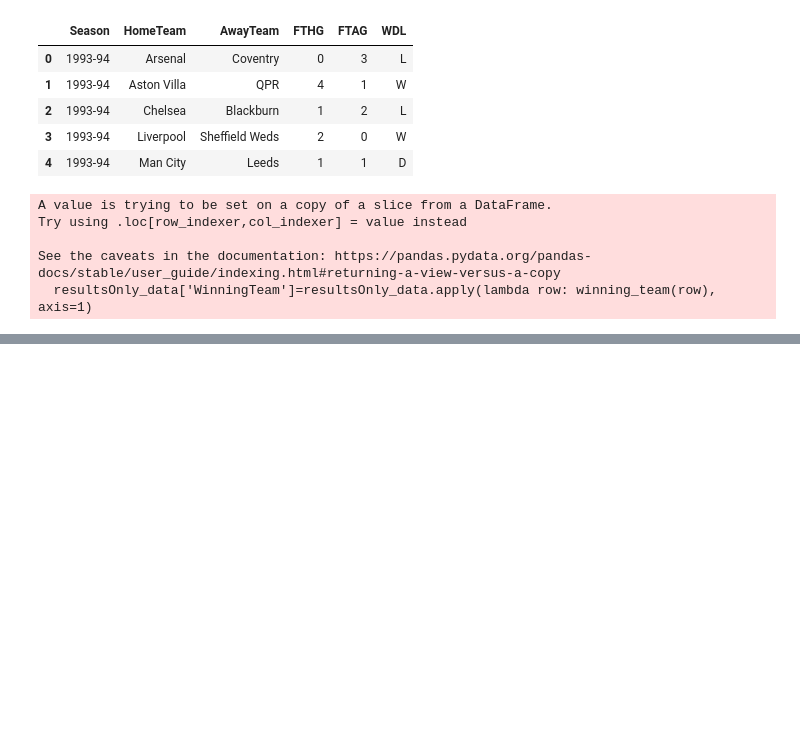
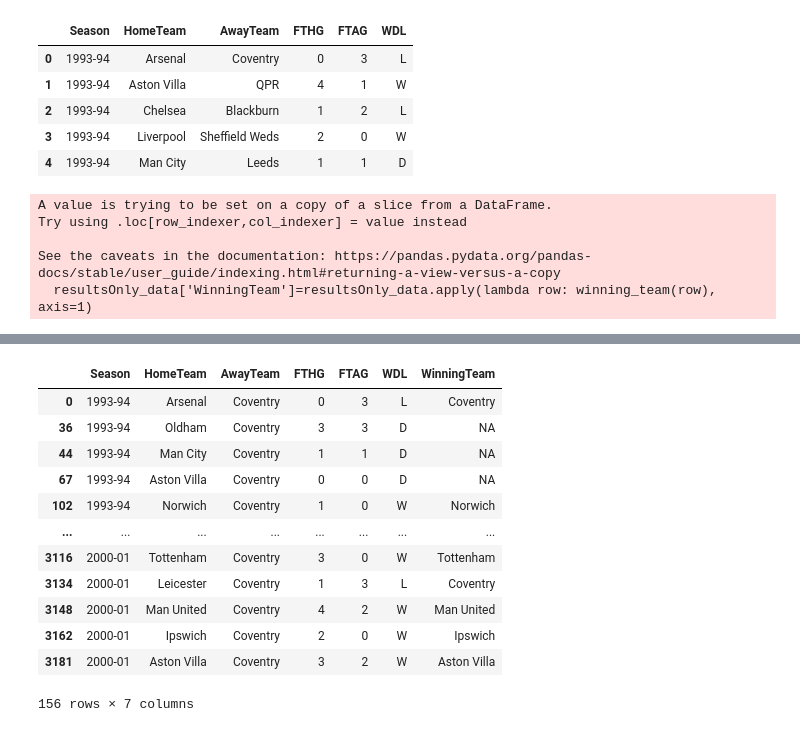
Before and after one commit to JanuariusJang/SportsAnalytics, a Jupyter notebook: notebooks/results.ipynb, the cells around one changed output, grey strips where cells are left out. Cells and saved outputs as stored; diff of their text form; code cells hidden in the pictures; blank space fills up the shorter version.

```diff
--- a/notebooks/results.ipynb
+++ b/notebooks/results.ipynb
@@ -128,0 +245,16 @@ TypeError: 'numpy.ndarray' object is not callable
+# %%
+resultsOnly_data.query("AwayTeam == 'Coventry'")
+# %% [output]
+|  | Season | HomeTeam | AwayTeam | FTHG | FTAG | WDL | WinningTeam |
+| 0 | 1993-94 | Arsenal | Coventry | 0 | 3 | L | Coventry |
+| 36 | 1993-94 | Oldham | Coventry | 3 | 3 | D | NA |
+| 44 | 1993-94 | Man City | Coventry | 1 | 1 | D | NA |
+| 67 | 1993-94 | Aston Villa | Coventry | 0 | 0 | D | NA |
+| 102 | 1993-94 | Norwich | Coventry | 1 | 0 | W | Norwich |
+| ... | ... | ... | ... | ... | ... | ... | ... |
+| 3116 | 2000-01 | Tottenham | Coventry | 3 | 0 | W | Tottenham |
+| 3134 | 2000-01 | Leicester | Coventry | 1 | 3 | L | Coventry |
+| 3148 | 2000-01 | Man United | Coventry | 4 | 2 | W | Man United |
+| 3162 | 2000-01 | Ipswich | Coventry | 2 | 0 | W | Ipswich |
+| 3181 | 2000-01 | Aston Villa | Coventry | 3 | 2 | W | Aston Villa |
+156 rows × 7 columns
```
Also changed, not shown: parts of 28 cells of this notebook, 13 other files.
